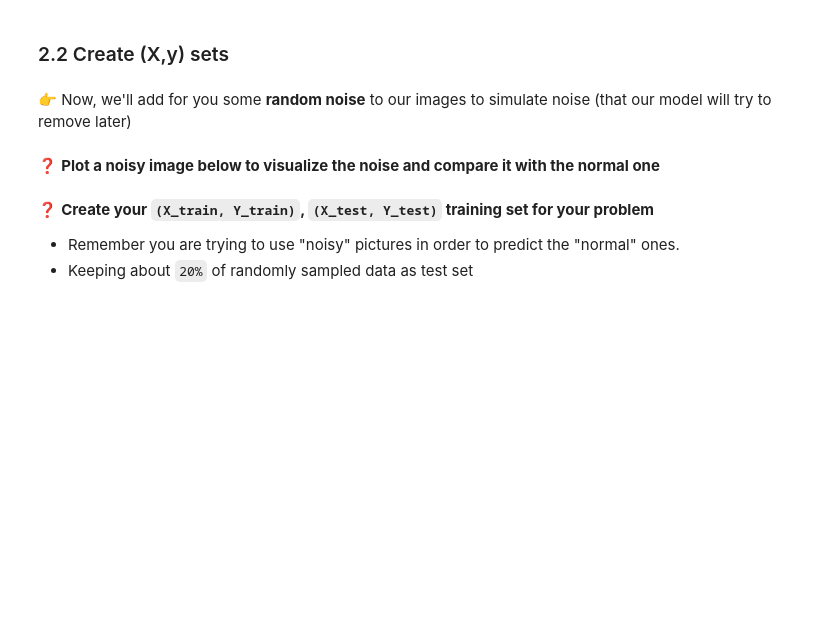
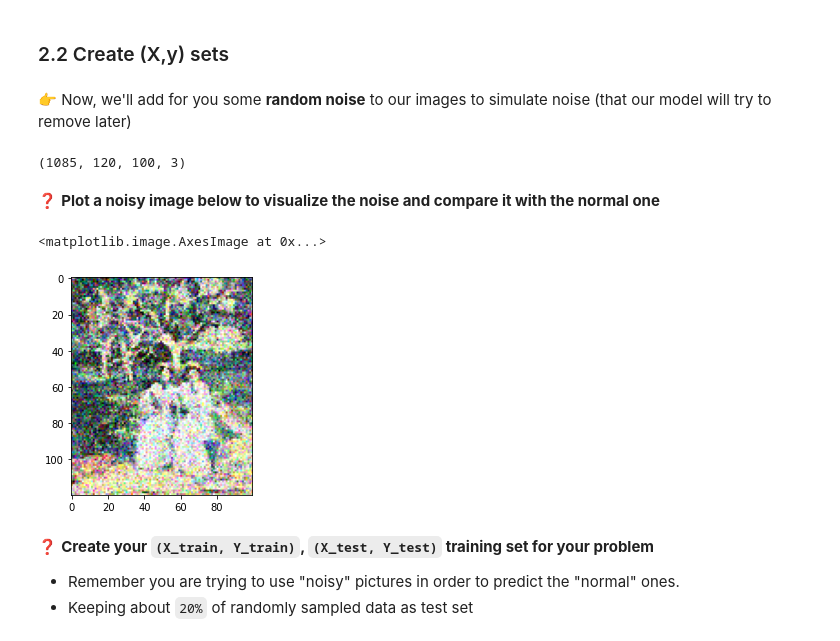
Before and after one commit to blidiaahmed/data-certification-exam, a Jupyter notebook: convolutional_neural_networks/image_denoising.ipynb, the cells around one changed output. Cells and saved outputs as stored; diff of their text form; code cells hidden in the pictures; blank space fills up the shorter version.

```diff
--- a/convolutional_neural_networks/image_denoising.ipynb
+++ b/convolutional_neural_networks/image_denoising.ipynb
@@ -121,3 +128,13 @@ for i in range(len(dataset_paths)):
 ### 2.1 Reshape, Resize, Rescale
 
 Let's simplify our dataset and convert it to a single numpy array
+# %%
+import numpy as np
+dataset_images=[np.array(i) for i in dataset_images]
+
+
+dataset_images=np.array(dataset_images)
+
+
+
+dataset_images
@@ -140,8 +197,15 @@ set([x.ndim for x in dataset_images])
 - This array should thus be of size $(n_{images}, 120, 100, 3)$
 # %%
 # YOUR CODE HERE
+"they dont have the same shape"
+
+from tensorflow.image import resize
+
+
+dataset_resized=[np.array(resize(dataset_images[i], [120,100])) for i in range(len(dataset_images))]
 # %% [markdown]
 ❓ **Rescale the data of each image between $0$ and $1$**
 - Save your resulting list as `dataset_scaled`
 # %%
 # YOUR CODE HERE
+dataset_scaled=np.array([dataset_resized[i][:,:,:]/dataset_resized[i][:,:,:].max() for i in range(len(dataset_resized))])
@@ -154,18 +222,28 @@ NOISE_LEVEL = 0.2
 
 dataset_noisy = np.clip(
     dataset_scaled + np.random.normal(
+
         loc=0,
         scale=NOISE_LEVEL,
+
         size=dataset_scaled.shape
     ).astype(np.float32),
     0,
     1
 )
 dataset_noisy.shape
+# %% [output]
+(1085, 120, 100, 3)
 # %% [markdown]
 ❓ **Plot a noisy image below to visualize the noise and compare it with the normal one**
 # %%
 # YOUR CODE HERE
+
+data=dataset_noisy[0]
+plt.imshow(data)
+# %% [output]
+<matplotlib.image.AxesImage at 0x...>
+[figure, added]
 # %% [markdown]
 ❓ **Create your `(X_train, Y_train)`, `(X_test, Y_test)` training set for your problem**
 
```
Also changed, not shown: parts of 16 cells of this notebook.
